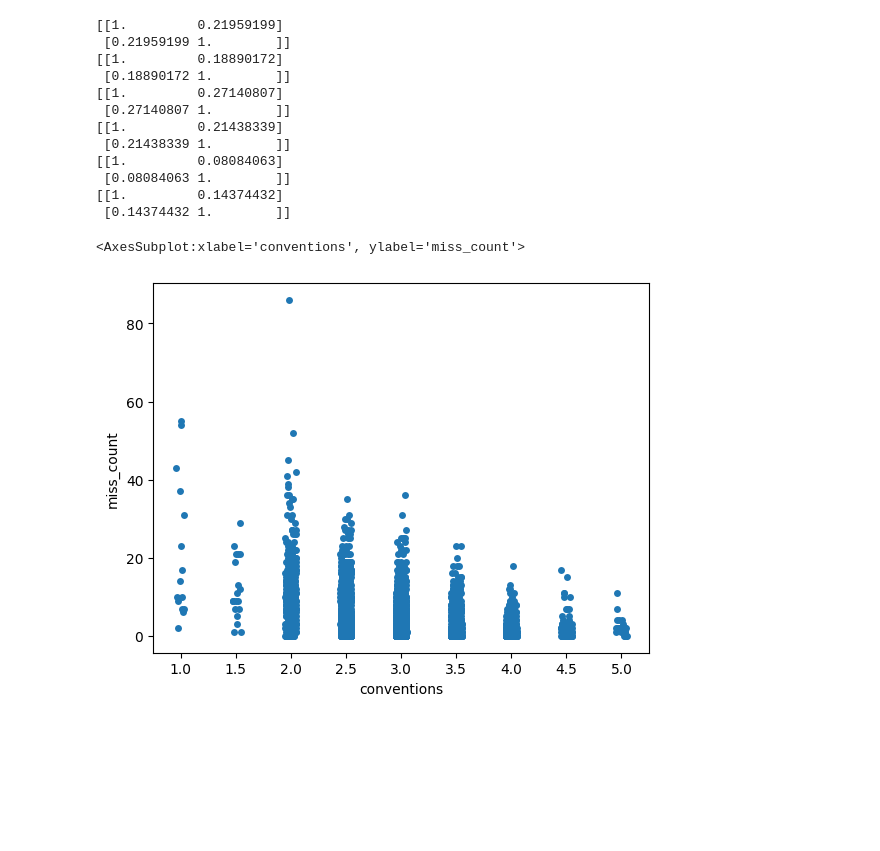
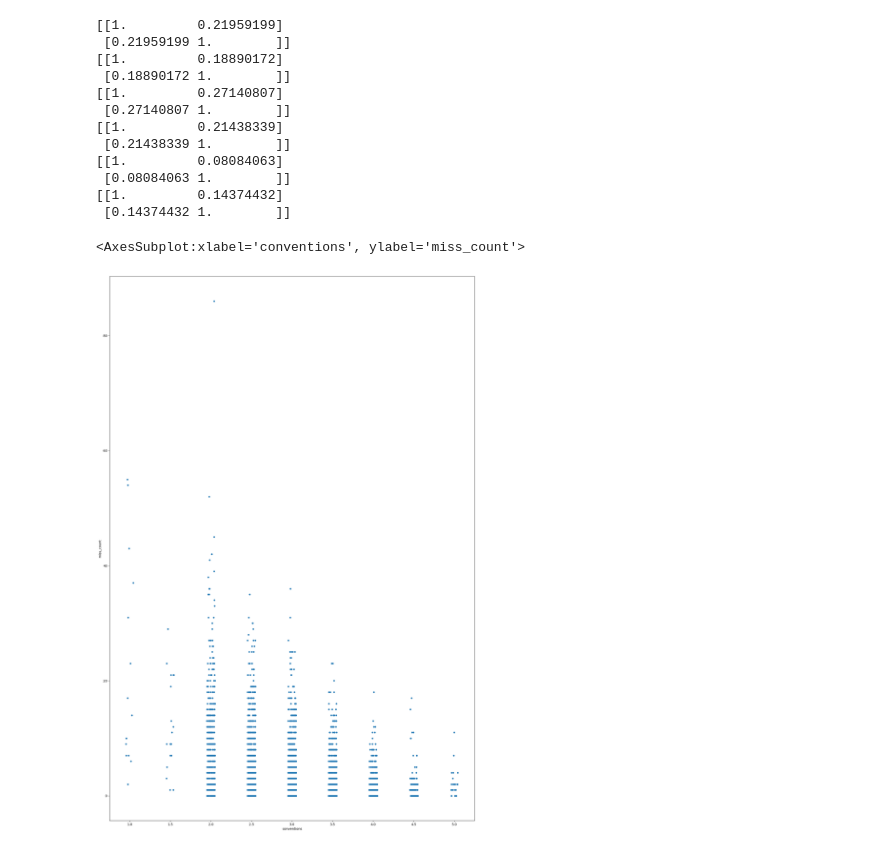
Before and after one commit to fuyu-quant/kaggle-Feedback-English-Language-Learning, a Jupyter notebook: ipynb/conventions.ipynb, the cells around one changed output. Drawn from its saved outputs; the diff is of its cells as text; code cells hidden in the pictures; blank space fills up the shorter version.

```diff
--- a/ipynb/conventions.ipynb
+++ b/ipynb/conventions.ipynb
@@ -818,9 +818,9 @@ for i in col_list:
 # %%
 #x = df['conventions']
 #y = df['miss_count']
-
+plt.figure(figsize=(20, 30))
 #plt.scatter(x, y)
 sns.stripplot(x="conventions", y="miss_count", data = df)
 # %% [output]
 <AxesSubplot:xlabel='conventions', ylabel='miss_count'>
-[figure, old version]
+[figure, new version]
```
